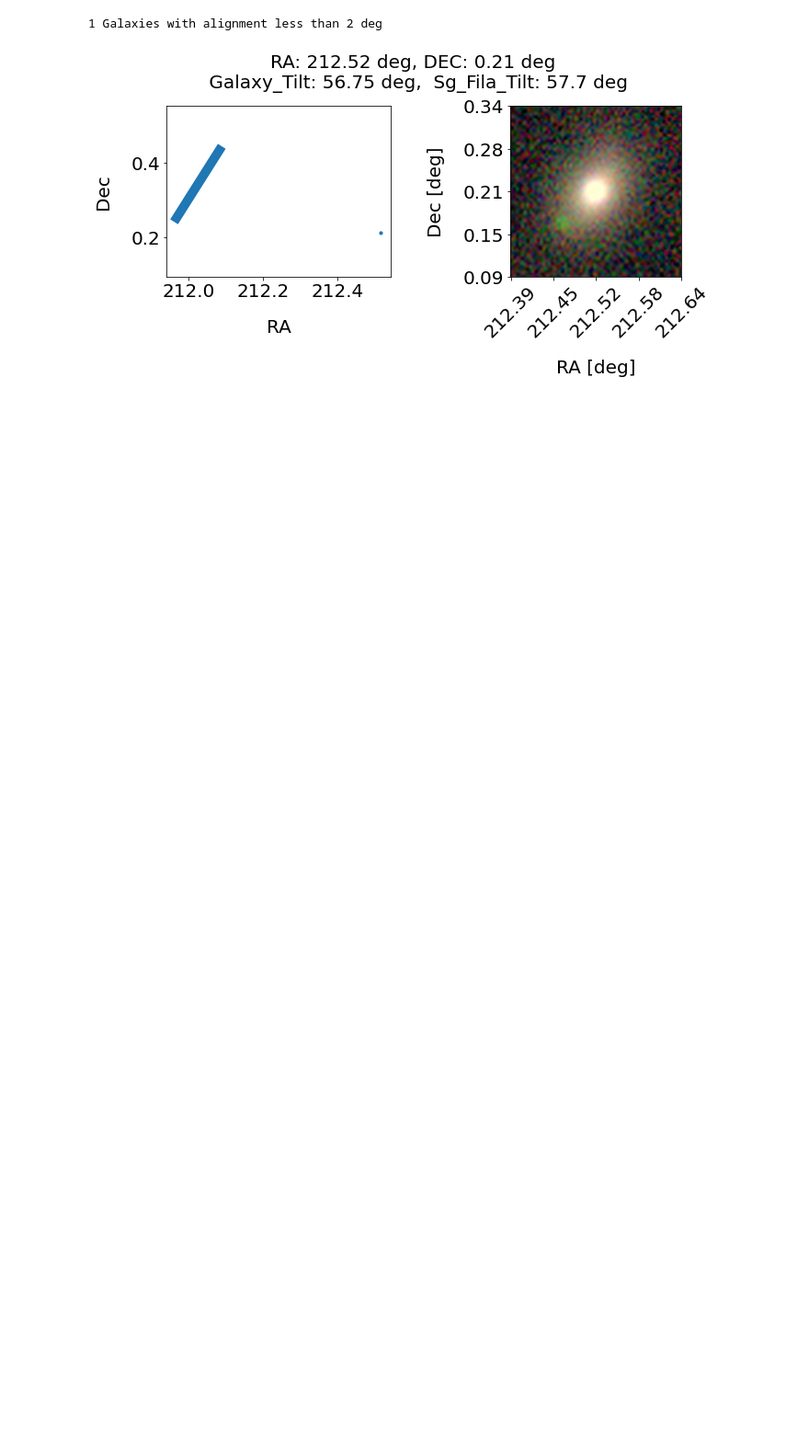
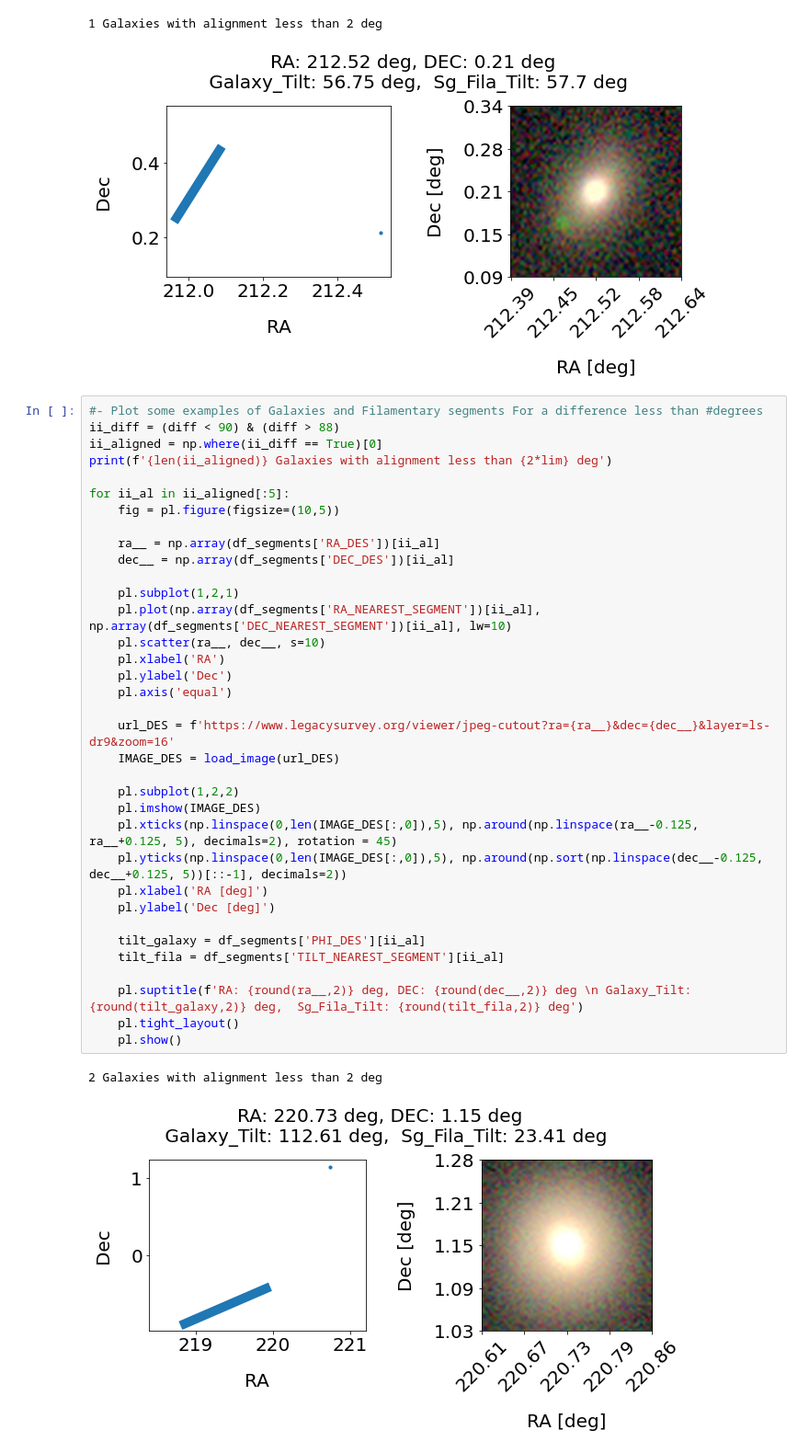
Before and after one commit to jsuarez314/alignment_desi, a Jupyter notebook: GAMA_DES_match.ipynb, the cells around one changed output. Shown at 92% size. Drawn from its saved outputs; the diff is of its cells as text; blank space fills up the shorter version.

Commit message:
most alignment

```diff
--- a/GAMA_DES_match.ipynb
+++ b/GAMA_DES_match.ipynb
@@ -833,3 +835,41 @@ for ii_al in ii_aligned[:5]:
 # %% [output]
 1 Galaxies with alignment less than 2 deg
 [figure]
+# %%
+#- Plot some examples of Galaxies and Filamentary segments For a difference less than #degrees
+ii_diff = (diff < 90) & (diff > 88)
+ii_aligned = np.where(ii_diff == True)[0]
+print(f'{len(ii_aligned)} Galaxies with alignment less than {2*lim} deg')
+
+for ii_al in ii_aligned[:5]:
+    fig = pl.figure(figsize=(10,5))
+
+    ra__ = np.array(df_segments['RA_DES'])[ii_al]
+    dec__ = np.array(df_segments['DEC_DES'])[ii_al]
+
+    pl.subplot(1,2,1)
+    pl.plot(np.array(df_segments['RA_NEAREST_SEGMENT'])[ii_al], np.array(df_segments['DEC_NEAREST_SEGMENT'])[ii_al], lw=10)
+    pl.scatter(ra__, dec__, s=10)
+    pl.xlabel('RA')
+    pl.ylabel('Dec')
+    pl.axis('equal')
+
+    url_DES = f'https://www.legacysurvey.org/viewer/jpeg-cutout?ra={ra__}&dec={dec__}&layer=ls-dr9&zoom=16'
+    IMAGE_DES = load_image(url_DES)
+
+    pl.subplot(1,2,2)
+    pl.imshow(IMAGE_DES)
+    pl.xticks(np.linspace(0,len(IMAGE_DES[:,0]),5), np.around(np.linspace(ra__-0.125, ra__+0.125, 5), decimals=2), rotation = 45)
+    pl.yticks(np.linspace(0,len(IMAGE_DES[:,0]),5), np.around(np.sort(np.linspace(dec__-0.125, dec__+0.125, 5))[::-1], decimals=2))
+    pl.xlabel('RA [deg]')
+    pl.ylabel('Dec [deg]')
+
+    tilt_galaxy = df_segments['PHI_DES'][ii_al]
+    tilt_fila = df_segments['TILT_NEAREST_SEGMENT'][ii_al]
+
+    pl.suptitle(f'RA: {round(ra__,2)} deg, DEC: {round(dec__,2)} deg \n Galaxy_Tilt: {round(tilt_galaxy,2)} deg,  Sg_Fila_Tilt: {round(tilt_fila,2)} deg')
+    pl.tight_layout()
+    pl.show()
+# %% [output]
+2 Galaxies with alignment less than 2 deg
+[figure, added]
```
Also changed, not shown: parts of 7 cells of this notebook, 2 other files.
